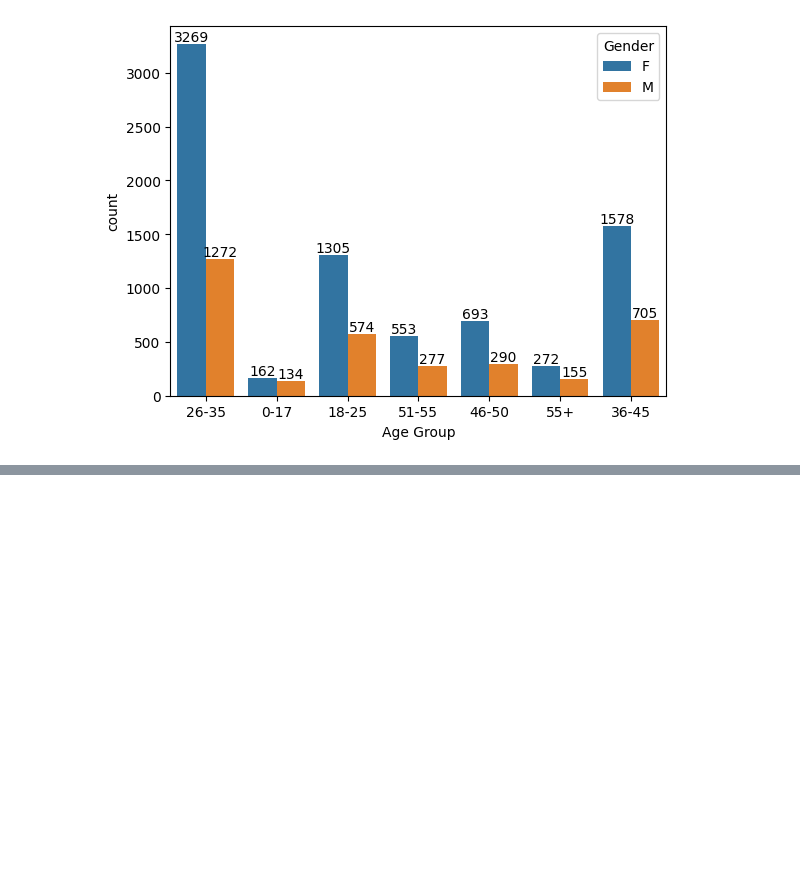
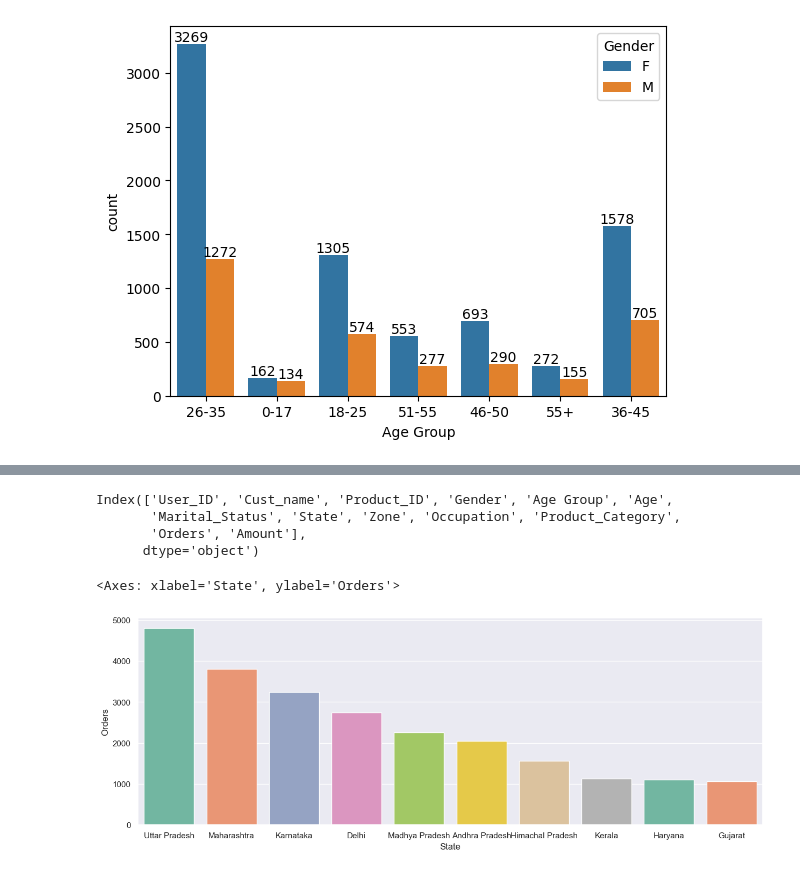
Before and after one commit to sonalika016/Exploratory-Data-Analysis-using-Python, a Jupyter notebook: Diwali_Sales_Analysis.ipynb, the cells around one changed output, grey strips where cells are left out. Cells and saved outputs as stored; diff of their text form; code cells hidden in the pictures; blank space fills up the shorter version.

```diff
--- a/Diwali_Sales_Analysis.ipynb
+++ b/Diwali_Sales_Analysis.ipynb
@@ -188,0 +199,15 @@ for bars in plot.containers:
+# %%
+df.columns
+# %% [output]
+Index(['User_ID', 'Cust_name', 'Product_ID', 'Gender', 'Age Group', 'Age',
+       'Marital_Status', 'State', 'Zone', 'Occupation', 'Product_Category',
+       'Orders', 'Amount'],
+      dtype='object')
+# %%
+sales_state = df.groupby(['State'], as_index = False)['Orders'].sum().sort_values(by = 'Orders', ascending = False).head(10)
+
+sns.set(rc = {'figure.figsize' : (15,5)})
+sns.barplot(data = sales_state, x = 'State', y = 'Orders', hue = 'State', legend = False, palette = 'Set2')
+# %% [output]
+<Axes: xlabel='State', ylabel='Orders'>
+[figure, added]
```
Also changed, not shown: parts of 10 cells of this notebook.
